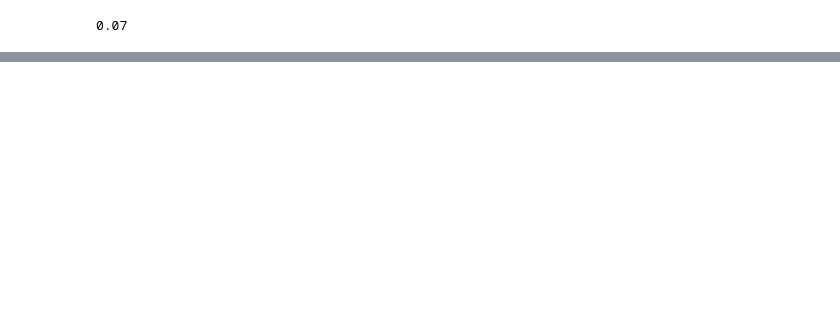
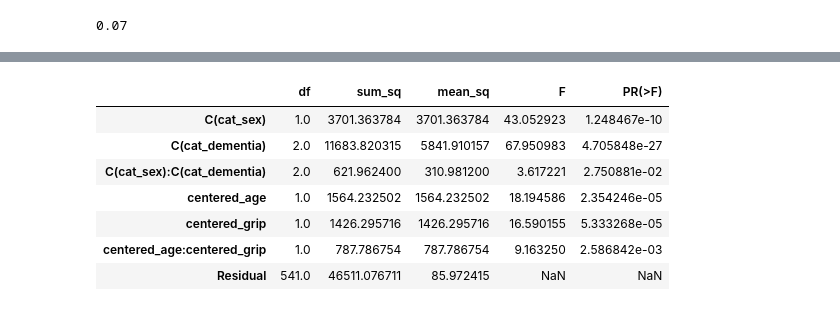
Before and after one commit to dado93/longitudinal-modeling, a Jupyter notebook: Chapters/02/02_Notebook.ipynb, the cells around one changed output, grey strips where cells are left out. Drawn from its saved outputs; the diff is of its cells as text; code cells hidden in the pictures; blank space fills up the shorter version.

```diff
--- a/Chapters/02/02_Notebook.ipynb
+++ b/Chapters/02/02_Notebook.ipynb
@@ -157,0 +232,13 @@ print(f"{(empty_model.mse_resid-age_grip_model.mse_resid)/empty_model.mse_resid:
+# %%
+##
+sex_categorical = pd.CategoricalDtype(categories=[1,0],ordered=True)
+dementia_categorical = pd.CategoricalDtype(categories=[3,1,2],ordered=True)
+
+df["cat_sex"] = df["sexMW"].astype(sex_categorical)
+df["cat_dementia"] = df["demgroup"].astype(dementia_categorical)
+# 1 : 1, 2 : 2, 3 : 0 NO
+# 1 : 0, 2 : 2, 3 : 1 NO
+# 1 : 2, 2 : 1, 3 : 0 NO
+#df["cat_dementia"] = df["demgroup"].map({1:2,2:1,3:0})
+age_grip_model = statsmodels.formula.api.ols(formula="cognition ~ centered_age + centered_grip + centered_age*centered_grip + cat_sex + cat_dementia + centered_age*centered_grip + cat_sex*cat_dementia", data=df).fit()
+age_grip_model.summary()
@@ -157,0 +272,11 @@ print(f"{(empty_model.mse_resid-age_grip_model.mse_resid)/empty_model.mse_resid:
+# %%
+statsmodels.stats.anova.anova_lm(age_grip_model)
+# %% [output]
+|  | df | sum_sq | mean_sq | F | PR(>F) |
+| C(cat_sex) | 1.0 | 3701.363784 | 3701.363784 | 43.052923 | 1.248467e-10 |
+| C(cat_dementia) | 2.0 | 11683.820315 | 5841.910157 | 67.950983 | 4.705848e-27 |
+| C(cat_sex):C(cat_dementia) | 2.0 | 621.962400 | 310.981200 | 3.617221 | 2.750881e-02 |
+| centered_age | 1.0 | 1564.232502 | 1564.232502 | 18.194586 | 2.354246e-05 |
+| centered_grip | 1.0 | 1426.295716 | 1426.295716 | 16.590155 | 5.333268e-05 |
+| centered_age:centered_grip | 1.0 | 787.786754 | 787.786754 | 9.163250 | 2.586842e-03 |
+| Residual | 541.0 | 46511.076711 | 85.972415 | NaN | NaN |
```
Also changed, not shown: parts of 32 cells of this notebook.
